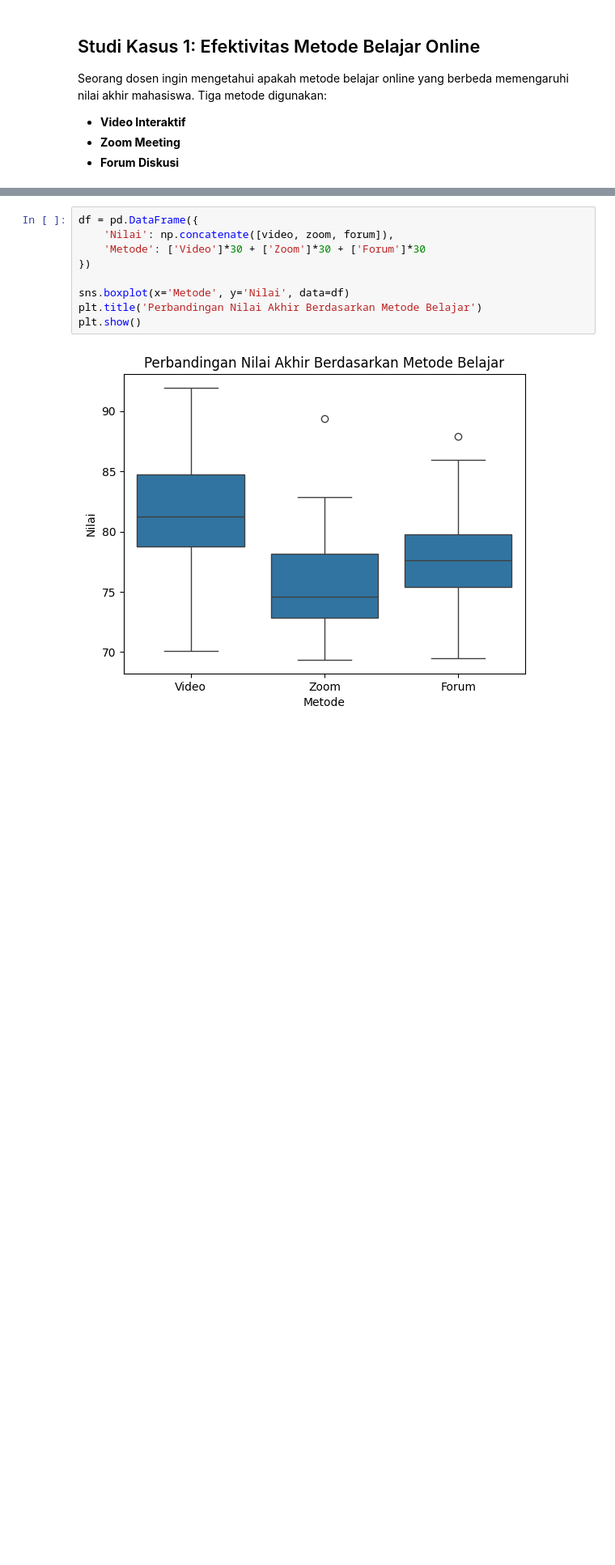
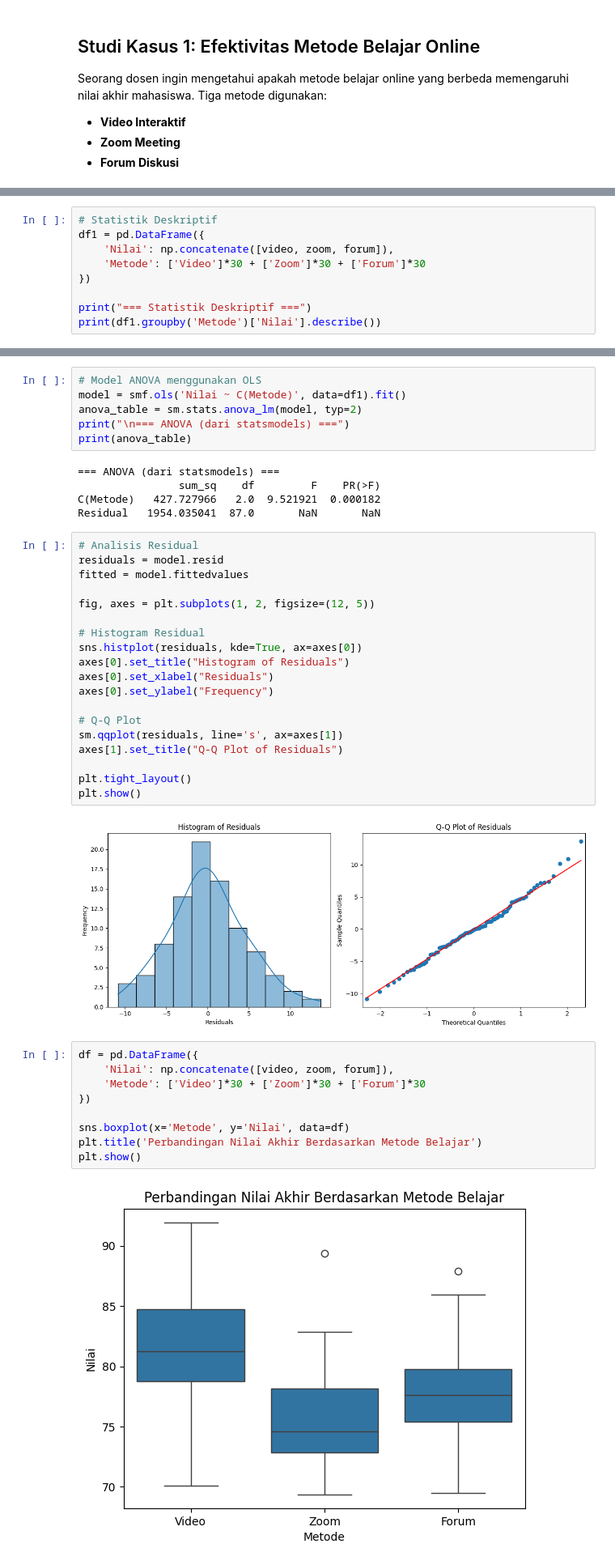
Before and after one commit to dindaanp/ANOVA-dan-Implementasinya, a Jupyter notebook: ANOVA dan Implementasi.ipynb, the cells around one changed output, grey strips where cells are left out. Shown at 81% size. Saved outputs shown, nothing was run; the diff lists cells and outputs as text; blank space fills up the shorter version.

```diff
--- a/ANOVA dan Implementasi.ipynb
+++ b/ANOVA dan Implementasi.ipynb
@@ -70,3 +65,12 @@ print(f"p-value: {p_val:.3f}")
 # %% [output]
 F-statistik: 9.522
 p-value: 0.000
+# %%
+# Statistik Deskriptif
+df1 = pd.DataFrame({
+    'Nilai': np.concatenate([video, zoom, forum]),
+    'Metode': ['Video']*30 + ['Zoom']*30 + ['Forum']*30
+})
+
+print("=== Statistik Deskriptif ===")
+print(df1.groupby('Metode')['Nilai'].describe())
@@ -73,3 +109,35 @@ p-value: 0.000
+# %%
+# Model ANOVA menggunakan OLS
+model = smf.ols('Nilai ~ C(Metode)', data=df1).fit()
+anova_table = sm.stats.anova_lm(model, typ=2)
+print("\n=== ANOVA (dari statsmodels) ===")
+print(anova_table)
+# %% [output]
+=== ANOVA (dari statsmodels) ===
+                sum_sq    df         F    PR(>F)
+C(Metode)   427.727966   2.0  9.521921  0.000182
+Residual   1954.035041  87.0       NaN       NaN
+# %%
+# Analisis Residual
+residuals = model.resid
+fitted = model.fittedvalues
+
+fig, axes = plt.subplots(1, 2, figsize=(12, 5))
+
+# Histogram Residual
+sns.histplot(residuals, kde=True, ax=axes[0])
+axes[0].set_title("Histogram of Residuals")
+axes[0].set_xlabel("Residuals")
+axes[0].set_ylabel("Frequency")
+
+# Q-Q Plot
+sm.qqplot(residuals, line='s', ax=axes[1])
+axes[1].set_title("Q-Q Plot of Residuals")
+
+plt.tight_layout()
+plt.show()
+# %% [output]
+[figure, added]
 # %%
 df = pd.DataFrame({
     'Nilai': np.concatenate([video, zoom, forum]),
```
Also changed, not shown: parts of 17 cells of this notebook.
